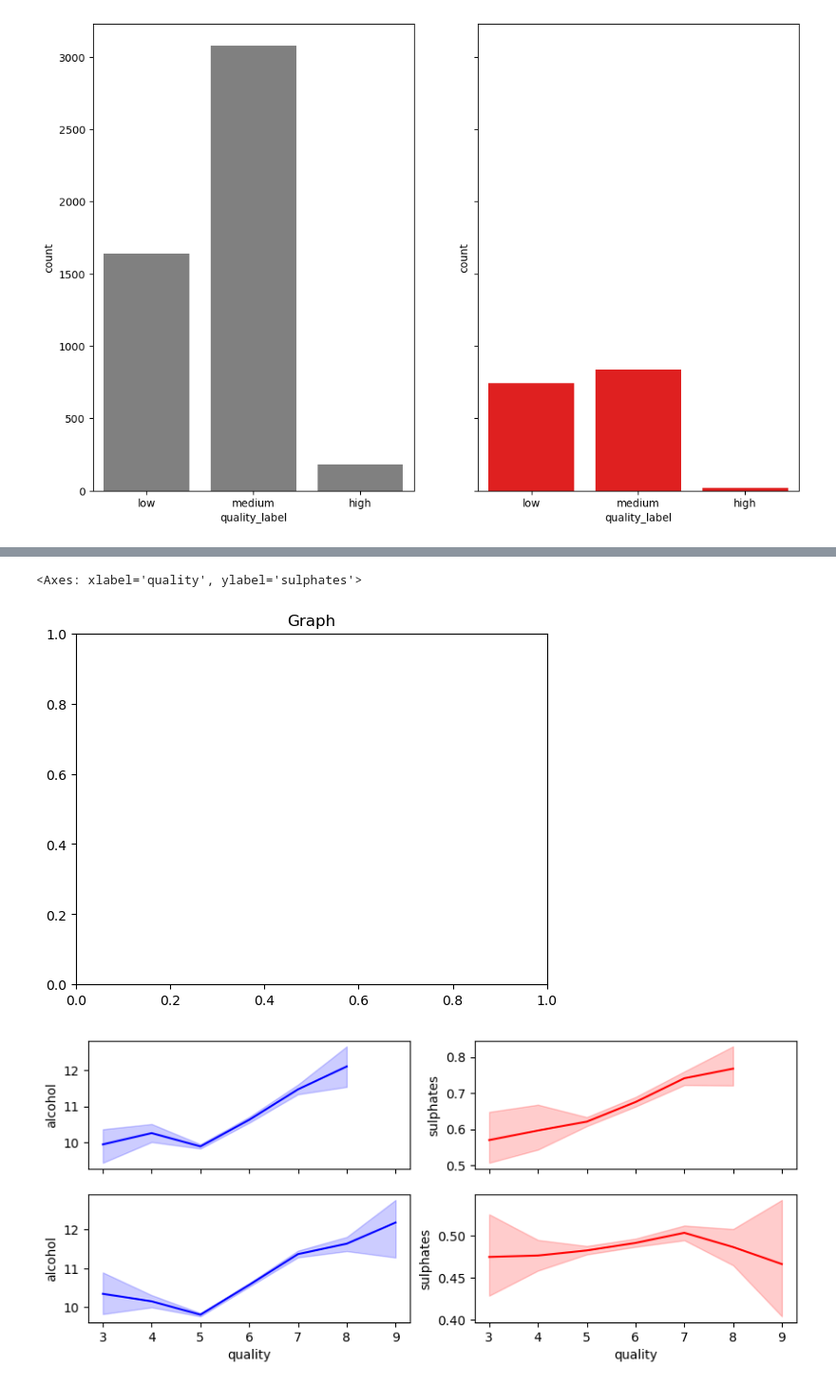
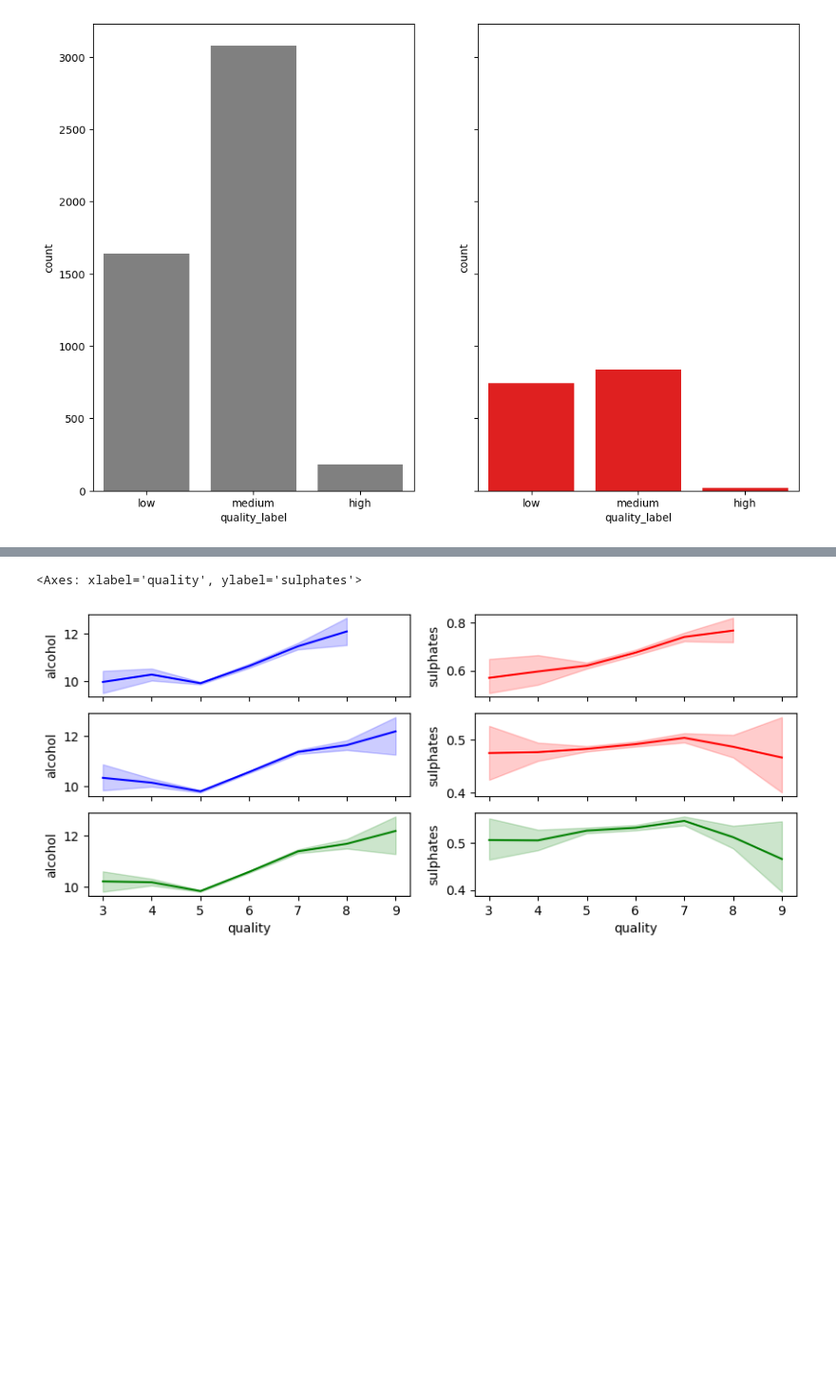
Before and after one commit to DarthCoderLuc/Blue_Berry_Winery, a Jupyter notebook: Blue_Berry_Winery.ipynb, the cells around one changed output, grey strips where cells are left out. Shown at 95% size. Drawn from its saved outputs; the diff is of its cells as text; code cells hidden in the pictures; blank space fills up the shorter version.

```diff
--- a/Blue_Berry_Winery.ipynb
+++ b/Blue_Berry_Winery.ipynb
@@ -93,0 +80,2 @@ df_all_wines
+# %%
+df_red_wine.insert(13,"type", "red")
@@ -93,0 +98,2 @@ df_all_wines
+# %%
+df_white_wine.insert(13,"type", "white")
@@ -93,0 +116,2 @@ df_all_wines
+# %%
+df_all_wines = pd.concat([df_red_wine,df_white_wine])
@@ -93,0 +120,5 @@ df_all_wines
+# %%
+#adding unique and reproducible wine ID 1-6497
+df_all_wines['wine_index']=pd.Series(range(1,6497))
+df_all_wines['wine_ID']=df_all_wines.type + "-" + df_all_wines.wine_index.map(str)
+df_all_wines
@@ -242,13 +287,15 @@ sns.boxplot(x= 'quality_label',y ='pH',data=red_whine,width=0.8,color= 'red',ord
 # %%
 
-fig ,axs = plt.subplots(2,2,figsize=(10,4),sharex=True)
+fig ,axs = plt.subplots(3,2,figsize=(10,4),sharex=True)
 
 sns.lineplot(data= df_red_wine,x='quality',y='alcohol',ax=axs[0,0],color='blue')
 sns.lineplot(data= df_red_wine,x='quality',y='sulphates',ax=axs[0,1],color='red')
 
 sns.lineplot(data= white_whine,x='quality',y='alcohol',ax=axs[1,0],color='blue')
 sns.lineplot(data= white_whine,x='quality',y='sulphates',ax=axs[1,1],color='red')
+
+sns.lineplot(data= df_all_wines,x='quality',y='alcohol',ax=axs[2,0],color='green')
+sns.lineplot(data= df_all_wines,x='quality',y='sulphates',ax=axs[2,1],color='green')
 # %% [output]
 <Axes: xlabel='quality', ylabel='sulphates'>
-[figure, old version]
+[figure, new version]
-[figure, removed]
```
Also changed, not shown: parts of 20 cells of this notebook.
